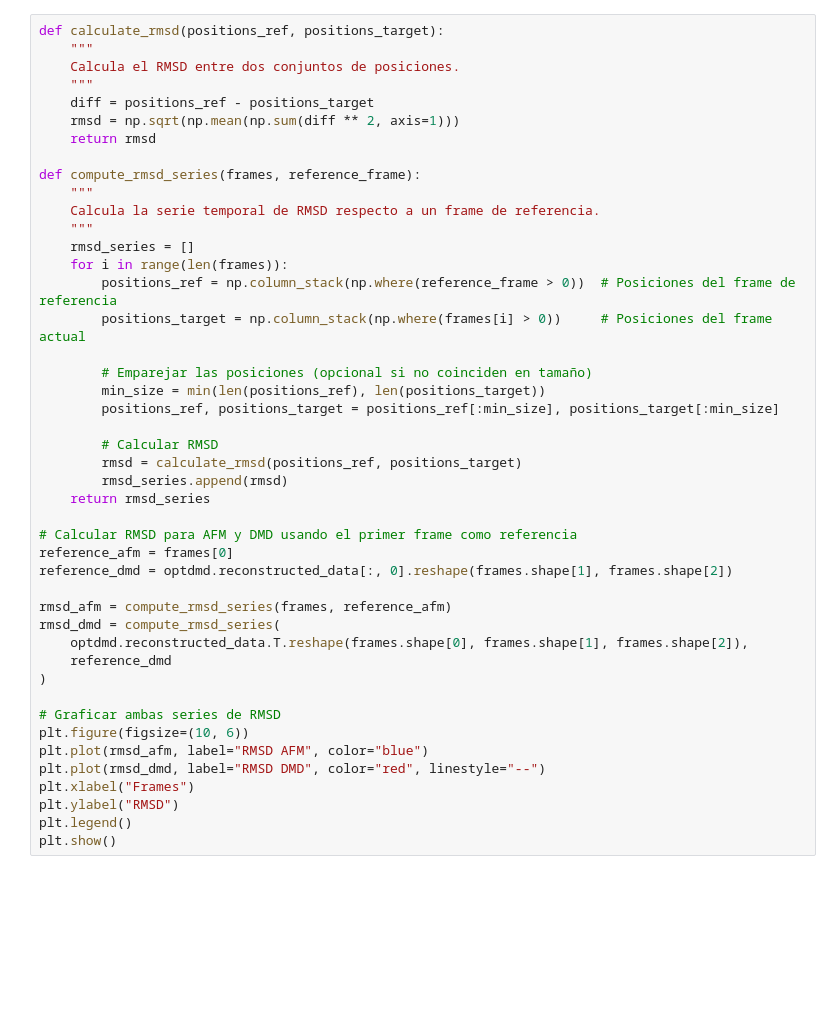
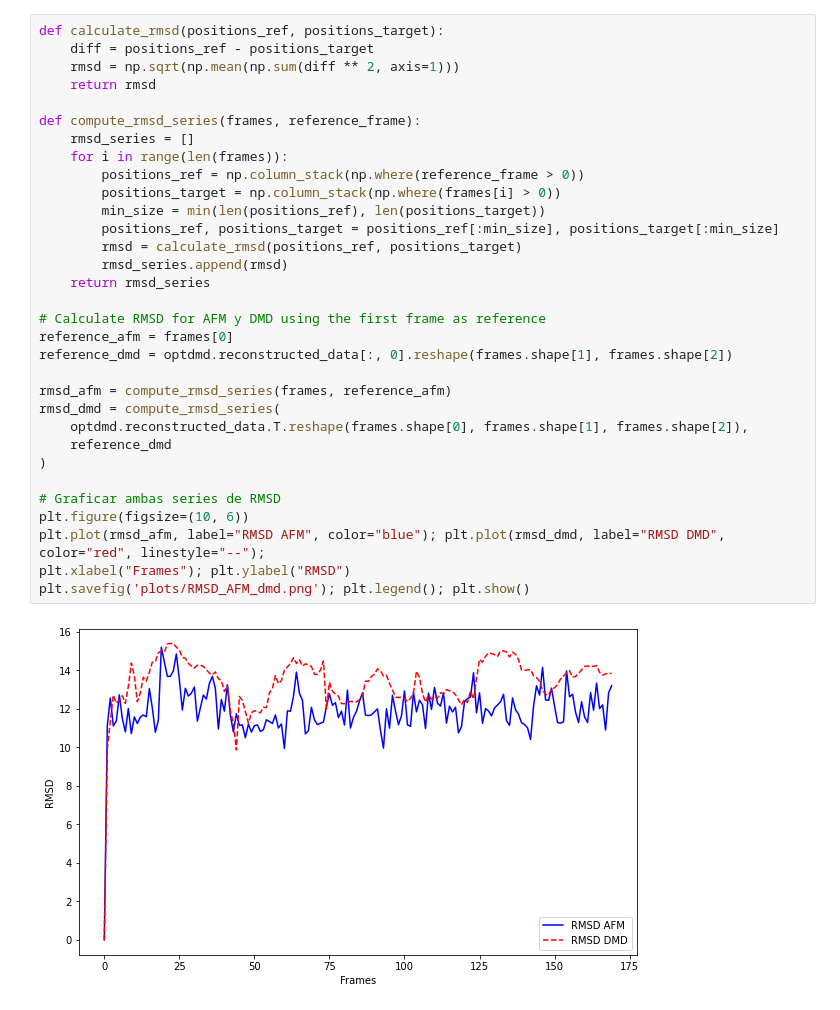
Before and after one commit to pyF4all/afm_md_dmd, a Jupyter notebook: Tutorial_Hackhaton_2.ipynb, the cells around one changed output. Drawn from its saved outputs; the diff is of its cells as text; blank space fills up the shorter version.

```diff
--- a/Tutorial_Hackhaton_2.ipynb
+++ b/Tutorial_Hackhaton_2.ipynb
@@ -92,45 +100,34 @@ plt.show()
 # %%
 def calculate_rmsd(positions_ref, positions_target):
-    """
-    Calcula el RMSD entre dos conjuntos de posiciones.
-    """
     diff = positions_ref - positions_target
     rmsd = np.sqrt(np.mean(np.sum(diff ** 2, axis=1)))
     return rmsd
 
 def compute_rmsd_series(frames, reference_frame):
-    """
-    Calcula la serie temporal de RMSD respecto a un frame de referencia.
-    """
     rmsd_series = []
     for i in range(len(frames)):
-        positions_ref = np.column_stack(np.where(reference_frame > 0))  # Posiciones del frame de referencia
-        positions_target = np.column_stack(np.where(frames[i] > 0))     # Posiciones del frame actual
-
-        # Emparejar las posiciones (opcional si no coinciden en tamaño)
+        positions_ref = np.column_stack(np.where(reference_frame > 0))
+        positions_target = np.column_stack(np.where(frames[i] > 0))
         min_size = min(len(positions_ref), len(positions_target))
         positions_ref, positions_target = positions_ref[:min_size], positions_target[:min_size]
-
-        # Calcular RMSD
         rmsd = calculate_rmsd(positions_ref, positions_target)
         rmsd_series.append(rmsd)
     return rmsd_series
 
-# Calcular RMSD para AFM y DMD usando el primer frame como referencia
+# Calculate RMSD for AFM y DMD using the first frame as reference
 reference_afm = frames[0]
 reference_dmd = optdmd.reconstructed_data[:, 0].reshape(frames.shape[1], frames.shape[2])
 
 rmsd_afm = compute_rmsd_series(frames, reference_afm)
 rmsd_dmd = compute_rmsd_series(
     optdmd.reconstructed_data.T.reshape(frames.shape[0], frames.shape[1], frames.shape[2]),
     reference_dmd
 )
 
 # Graficar ambas series de RMSD
 plt.figure(figsize=(10, 6))
-plt.plot(rmsd_afm, label="RMSD AFM", color="blue")
-plt.plot(rmsd_dmd, label="RMSD DMD", color="red", linestyle="--")
-plt.xlabel("Frames")
-plt.ylabel("RMSD")
-plt.legend()
-plt.show()
+plt.plot(rmsd_afm, label="RMSD AFM", color="blue"); plt.plot(rmsd_dmd, label="RMSD DMD", color="red", linestyle="--");
+plt.xlabel("Frames"); plt.ylabel("RMSD")
+plt.savefig('plots/RMSD_AFM_dmd.png'); plt.legend(); plt.show()
+# %% [output]
+[figure, added]
```
Also changed, not shown: parts of 9 cells of this notebook, 8 other files.
